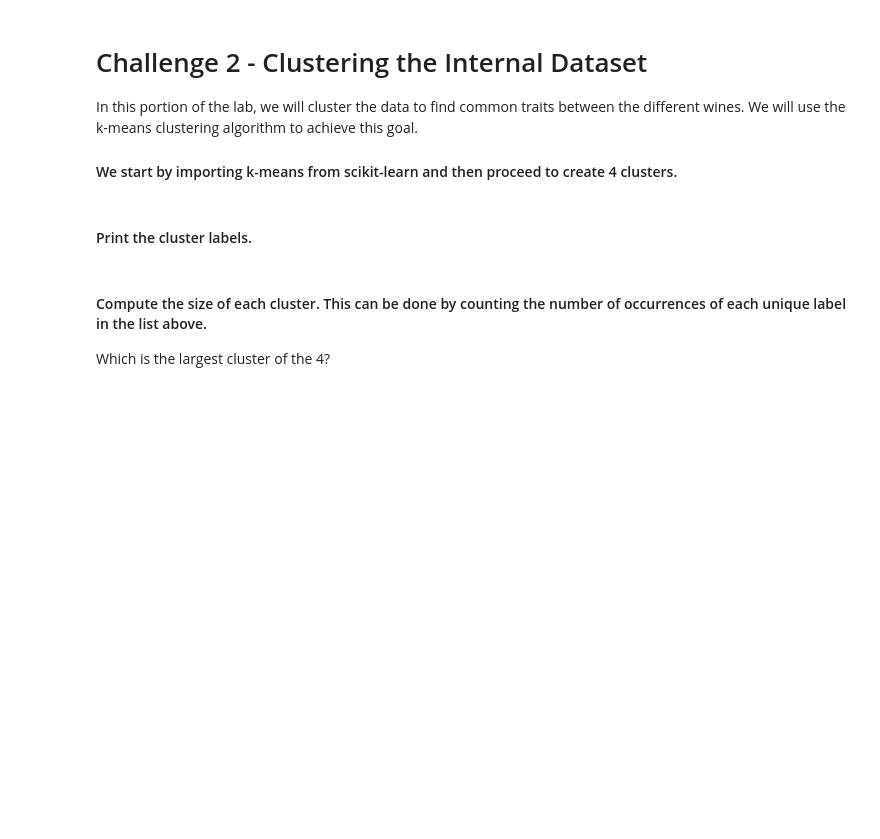
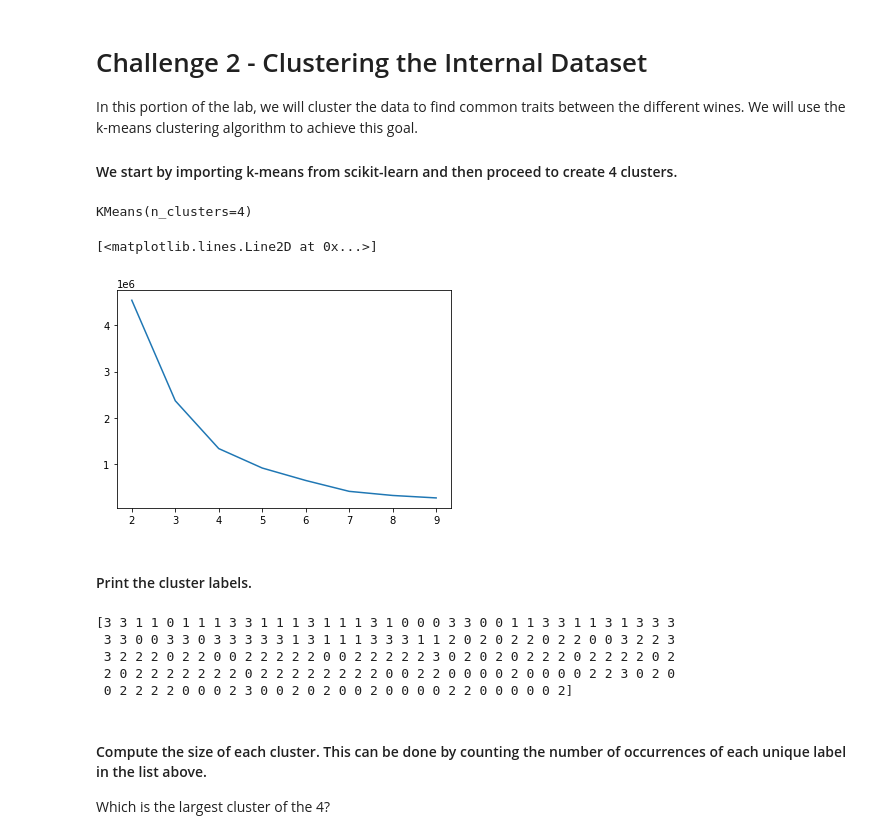
Before and after one commit to ta-datapt-bcn/lab-unsupervised-learning-and-sklearn, a Jupyter notebook: your-code/main.ipynb, the cells around one changed output. Cells and saved outputs as stored; diff of their text form; code cells hidden in the pictures; blank space fills up the shorter version.

```diff
--- a/your-code/main.ipynb
+++ b/your-code/main.ipynb
@@ -52,2 +172,19 @@ In this portion of the lab, we will cluster the data to find common traits betwe
+# %%
+#Fitting the model:
+
+model.fit(wine['data'])
+# %% [output]
+KMeans(n_clusters=4)
+# %%
+#Obtaining the inertias:
+
+inertias = [KMeans(k).fit(wine['data']).inertia_ for k in range(2,10)]
+# %%
+#Plotting them:
+
+plt.plot(range(2,10), inertias)
+# %% [output]
+[<matplotlib.lines.Line2D at 0x...>]
+[figure, added]
 # %% [markdown]
 #### Print the cluster labels.
@@ -56,3 +191,11 @@ In this portion of the lab, we will cluster the data to find common traits betwe
+# %%
+print(model.labels_)
+# %% [output]
+[3 3 1 1 0 1 1 1 3 3 1 1 1 3 1 1 1 3 1 0 0 0 3 3 0 0 1 1 3 3 1 1 3 1 3 3 3
+ 3 3 0 0 3 3 0 3 3 3 3 3 1 3 1 1 1 3 3 3 1 1 2 0 2 0 2 2 0 2 2 0 0 3 2 2 3
+ 3 2 2 2 0 2 2 0 0 2 2 2 2 2 0 0 2 2 2 2 2 3 0 2 0 2 0 2 2 2 0 2 2 2 2 0 2
+ 2 0 2 2 2 2 2 2 2 0 2 2 2 2 2 2 2 2 0 0 2 2 0 0 0 0 2 0 0 0 0 2 2 3 0 2 0
+ 0 2 2 2 2 0 0 0 2 3 0 0 2 0 2 0 0 2 0 0 0 0 2 2 0 0 0 0 0 2]
 # %% [markdown]
 #### Compute the size of each cluster. This can be done by counting the number of occurrences of each unique label in the list above.
 
```
Also changed, not shown: parts of 86 cells of this notebook.
